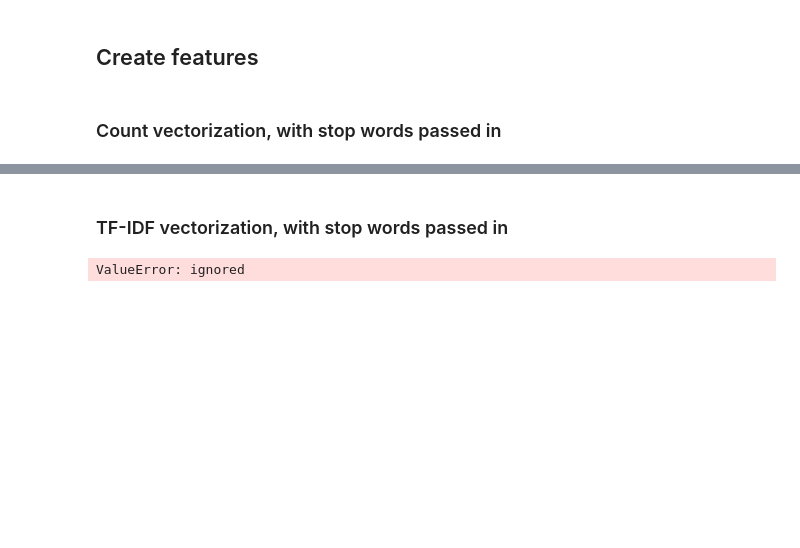
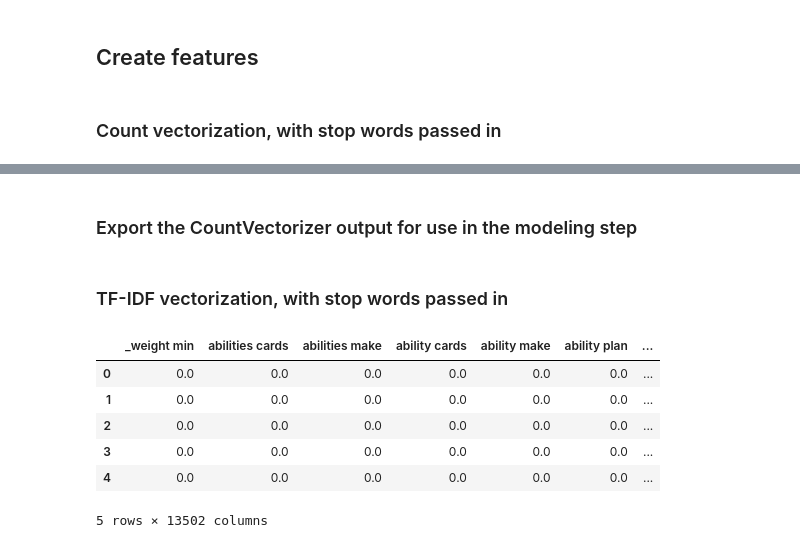
Before and after one commit to squareleaf/game-mechanic-capstone, a Jupyter notebook: Preprocessing_game_review_capstone.ipynb, the cells around one changed output, grey strips where cells are left out. Cells and saved outputs as stored; diff of their text form; code cells hidden in the pictures; blank space fills up the shorter version.

```diff
--- a/Preprocessing_game_review_capstone.ipynb
+++ b/Preprocessing_game_review_capstone.ipynb
@@ -179,0 +195,2 @@ trigram_word_counts_cv.head(5)
+# %% [markdown]
+### Export the CountVectorizer output for use in the modeling step
@@ -180,24 +200,34 @@ trigram_word_counts_cv.head(5)
 # %% [markdown]
 ### TF-IDF vectorization, with stop words passed in
 # %%
-bigram_tfidf_vectorizer = TfidfVectorizer(ngram_range=(2, 2), decode_error='ignore',
-                                    token_pattern=r'\b\w+\b', min_df=4, max_df=0.95,
-                                    stop_words=full_set_stop_words)
+bigram_tfidf_vectorizer = TfidfVectorizer(ngram_range=(2, 2),
+                                          decode_error='ignore',
+                                          min_df=20, max_df=0.95,
+                                          token_pattern=r'\b[^\d\W]+\b',
+                                          stop_words=full_set_stop_words)
 
-bigram_tv = bigram_tfidf_vectorizer.fit_transform(X_train)
+bigram_tf = bigram_tfidf_vectorizer.fit_transform(X_train_tf['comment'])
-# %% [output]
-ValueError: ignored
 # %%
-trigram_tfidf_vectorizer = TfidfVectorizer(ngram_range=(3, 3), decode_error='ignore',
-                                    token_pattern=r'\b\w+\b', min_df=4, max_df=0.95,
-                                    stop_words=full_set_stop_words)
+trigram_tfidf_vectorizer = TfidfVectorizer(ngram_range=(3, 3),
+                                           decode_error='ignore',
+                                           min_df=20, max_df=0.95,
+                                           token_pattern=r'\b[^\d\W]+\b',
+                                           stop_words=full_set_stop_words)
 
-trigram_tv = bigram_tfidf_vectorizer.fit_transform(X_train)
+trigram_tf = trigram_tfidf_vectorizer.fit_transform(X_train_tf['comment'])
 # %%
-bigram_tfidf_vectorizer.get_feature_names_out()
+bigram_tf_columns = bigram_tfidf_vectorizer.get_feature_names_out()
 
-bigram_word_counts_tv = pd.DataFrame(bigram_tv.toarray(),
-                      columns=bigram_tfidf_vectorizer.get_feature_names())
+bigram_word_counts_tf = pd.DataFrame(bigram_tf.toarray(),
+                                     columns=bigram_tf_columns)
 
-bigram_word_counts_tv.head(5)
+bigram_word_counts_tf.head(5)
+# %% [output]
+|  | _weight min | abilities cards | abilities make | ability cards | ability make | ability plan | ... |
+| 0 | 0.0 | 0.0 | 0.0 | 0.0 | 0.0 | 0.0 | ... |
+| 1 | 0.0 | 0.0 | 0.0 | 0.0 | 0.0 | 0.0 | ... |
+| 2 | 0.0 | 0.0 | 0.0 | 0.0 | 0.0 | 0.0 | ... |
+| 3 | 0.0 | 0.0 | 0.0 | 0.0 | 0.0 | 0.0 | ... |
+| 4 | 0.0 | 0.0 | 0.0 | 0.0 | 0.0 | 0.0 | ... |
+5 rows × 13502 columns
 # %%
```
Also changed, not shown: parts of 16 cells of this notebook.
